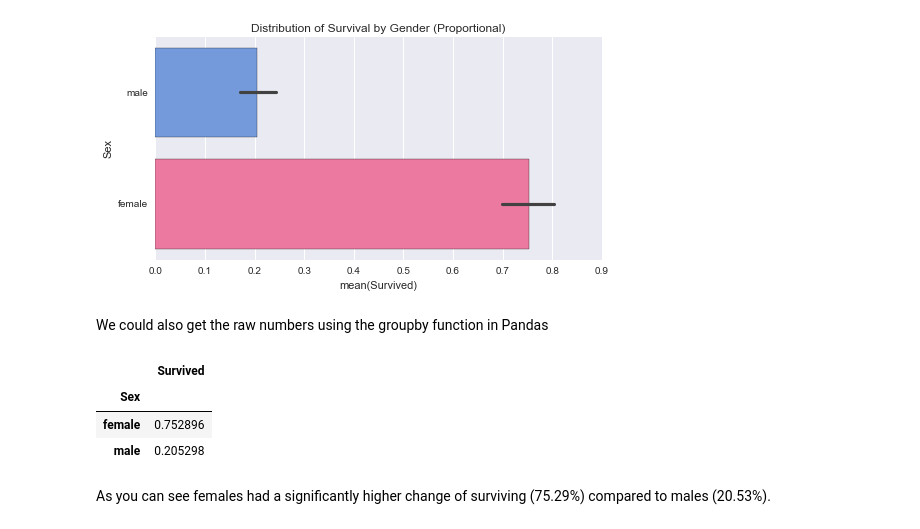
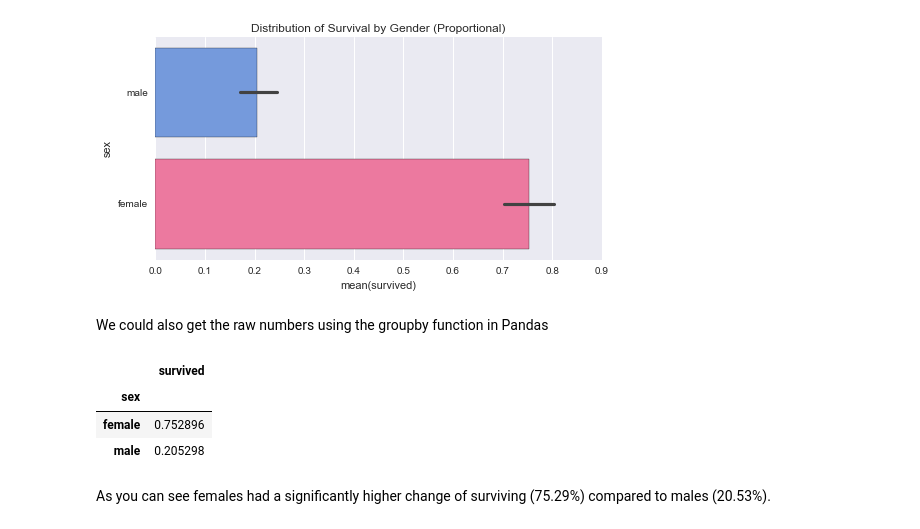
Before and after one commit to thomalm/kaggle, a Jupyter notebook: titanic/Titanic.ipynb, the cells around one changed output. Saved outputs shown, nothing was run; the diff lists cells and outputs as text; code cells hidden in the pictures.

```diff
--- a/titanic/Titanic.ipynb
+++ b/titanic/Titanic.ipynb
@@ -72,9 +72,12 @@ dtype: int64
 # %% [markdown]
 Cabin seems to have a lot of missing values, so we drop it (for now).
 # %%
+# Lowercase all column names
+titanic.columns = [c.lower() for c in titanic.columns]
+
 # Let's keep only the complete records for visualization purposes
 df = titanic
-df = df.drop(['Cabin'], axis=1)
+df = df.drop(['cabin'], axis=1)
 df = df.dropna()
 # %% [markdown]
 Lets see how many rows we have left
@@ -154,10 +158,10 @@ plt.title("Distribution of Survival by Gender (Proportional)");
 # %% [markdown]
 We could also get the raw numbers using the groupby function in Pandas
 # %%
-df.groupby('Sex')[['Survived']].mean()
+df.groupby('sex')[['survived']].mean()
 # %% [output]
-|  | Survived |
-| Sex |  |
+|  | survived |
+| sex |  |
 | female | 0.752896 |
 | male | 0.205298 |
 # %% [markdown]
```
Also changed, not shown: parts of 32 cells of this notebook.
